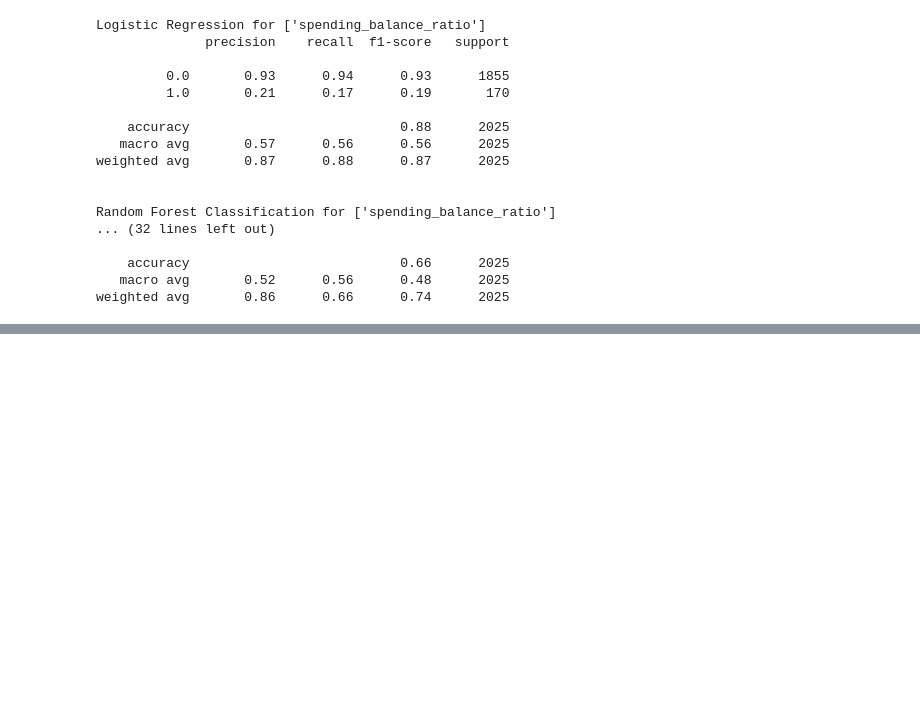
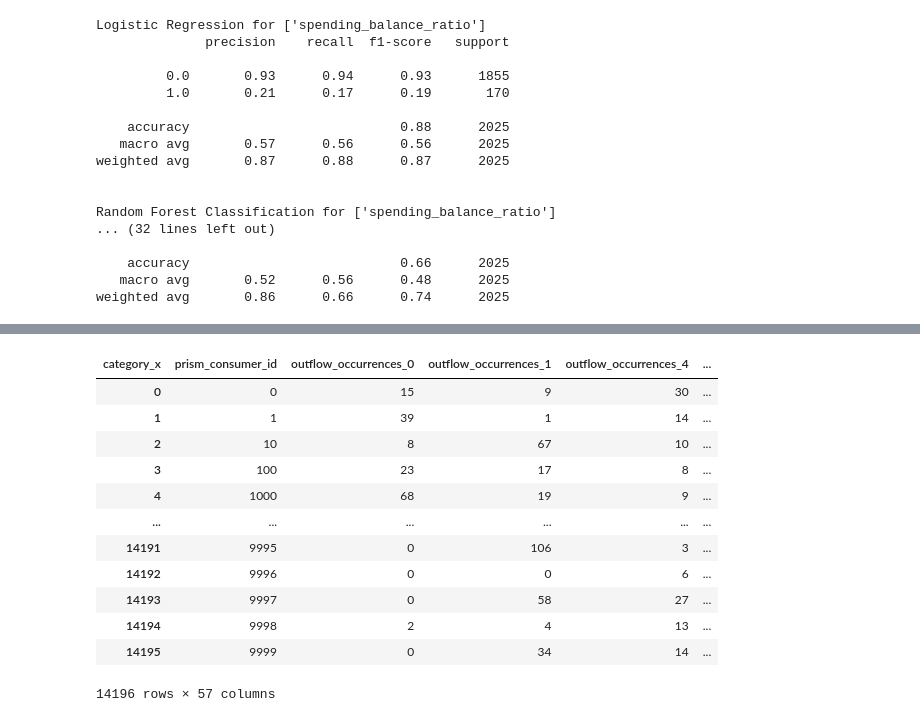
Before and after one commit to hillarychang/dsc180b-capstone-q2, a Jupyter notebook: src/notebooks/kevin_q2_eda.ipynb, the cells around one changed output, grey strips where cells are left out. Cells and saved outputs as stored; diff of their text form; code cells hidden in the pictures; blank space fills up the shorter version.

```diff
--- a/src/notebooks/kevin_q2_eda.ipynb
+++ b/src/notebooks/kevin_q2_eda.ipynb
@@ -245,0 +269,14 @@ weighted avg       0.86      0.66      0.74      2025
+# %%
+# create features based on the number of unique occurences in the transactions dataset
+outflow_occurences = (
+    transaction_categories[transaction_categories['credit_or_debit'] == "DEBIT"].groupby(["prism_consumer_id", "category_x"])
+    .size()  # Count number of unique occurrences
+    .unstack(fill_value=0)  # Create one column per category_x
+    .reset_index()
+)
+
+# name columns for clarity
+outflow_occurences = outflow_occurences.rename(
+    columns=lambda col: f"outflow_occurrences_{col}" if col != "prism_consumer_id" else col
+)
+outflow_occurences.head()
@@ -245,0 +352,17 @@ weighted avg       0.86      0.66      0.74      2025
+# %%
+# create features based on the number of unique occurences in the transactions dataset
+inflow_occurences = (
+    transaction_categories[transaction_categories["credit_or_debit"] == "CREDIT"]
+    .groupby(["prism_consumer_id", "category_x"])
+    .size()  # Count number of unique occurrences
+    .unstack(fill_value=0)  # Create one column per category_x
+    .reset_index()
+)
+
+# name columns for clarity
+inflow_occurences = inflow_occurences.rename(
+    columns=lambda col: f"inflow_occurrences_{col}"
+    if col != "prism_consumer_id"
+    else col
+)
+inflow_occurences.head()
@@ -245,0 +376,17 @@ weighted avg       0.86      0.66      0.74      2025
+# %%
+features = outflow_occurences.merge(inflow_occurences, how = "left", on = "prism_consumer_id").sort_values('prism_consumer_id')
+features
+# %% [output]
+| category_x | prism_consumer_id | outflow_occurrences_0 | outflow_occurrences_1 | outflow_occurrences_4 | ... |
+| 0 | 0 | 15 | 9 | 30 | ... |
+| 1 | 1 | 39 | 1 | 14 | ... |
+| 2 | 10 | 8 | 67 | 10 | ... |
+| 3 | 100 | 23 | 17 | 8 | ... |
+| 4 | 1000 | 68 | 19 | 9 | ... |
+| ... | ... | ... | ... | ... | ... |
+| 14191 | 9995 | 0 | 106 | 3 | ... |
+| 14192 | 9996 | 0 | 0 | 6 | ... |
+| 14193 | 9997 | 0 | 58 | 27 | ... |
+| 14194 | 9998 | 2 | 4 | 13 | ... |
+| 14195 | 9999 | 0 | 34 | 14 | ... |
+14196 rows × 57 columns
```
Also changed, not shown: parts of 21 cells of this notebook.
